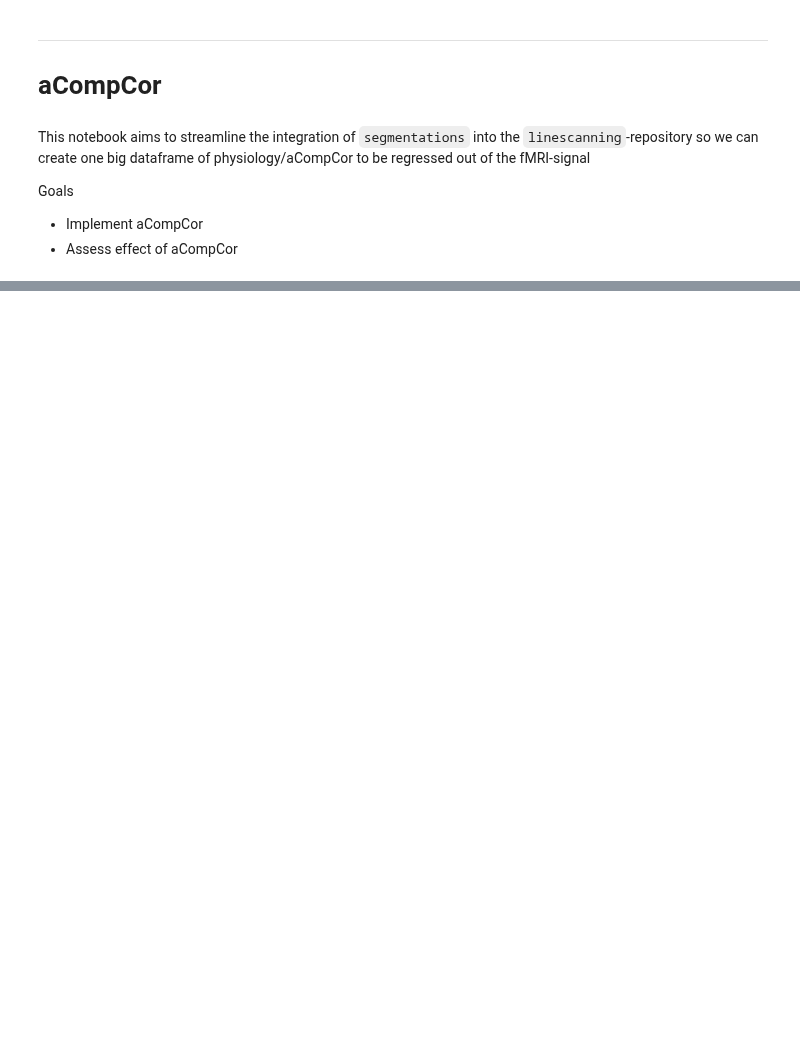
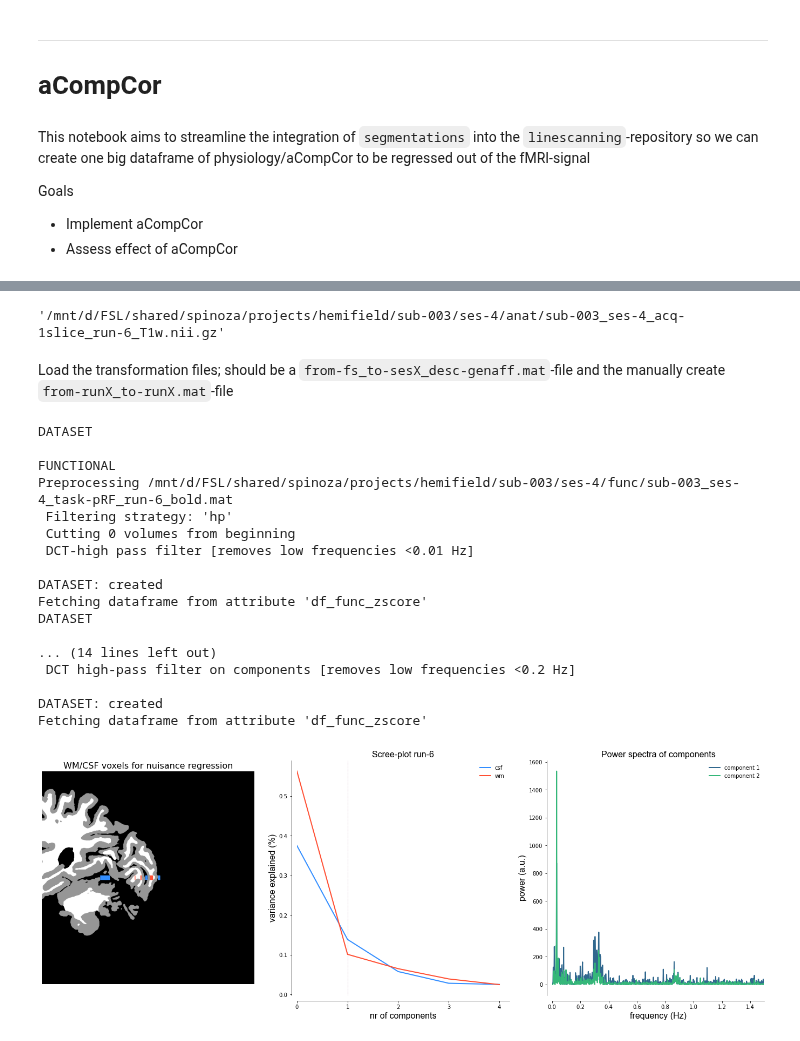
Before and after one commit to spinoza-centre/pRFline, a Jupyter notebook: notebooks/misc/acompcor.ipynb, the cells around one changed output, grey strips where cells are left out. Saved outputs shown, nothing was run; the diff lists cells and outputs as text; code cells hidden in the pictures; blank space fills up the shorter version.

Commit message:
aCompCor with voxels selected after manual alignment (#11)

```diff
--- a/notebooks/misc/acompcor.ipynb
+++ b/notebooks/misc/acompcor.ipynb
@@ -783,0 +51,60 @@ plotting.LazyPlot(avg,
+# %%
+run_files = utils.get_file_from_substring([f"sub-{sub}", f"ses-{ses}", f"{task}"], func_dir, exclude="run-2")
+func_file = utils.get_file_from_substring("bold.mat", run_files)[-1]
+ref_slices = utils.get_file_from_substring([f"sub-{sub}", f"ses-{ses}", "acq-1slice", ".nii.gz"], anat_dir, exclude="run-2")[-1]
+ref_slices
+# %% [output]
+'/mnt/d/FSL/shared/spinoza/projects/hemifield/sub-003/ses-4/anat/sub-003_ses-4_acq-1slice_run-6_T1w.nii.gz'
+# %% [markdown]
+Load the transformation files; should be a `from-fs_to-sesX_desc-genaff.mat`-file and the manually create `from-runX_to-runX.mat`-file
+# %%
+window = 19
+order = 3
+
+lp = False
+
+# no acompcor
+no_acomp_run6 = dataset.Dataset(func_file,
+                                window_size=window,  # needs to be odd
+                                low_pass=lp,
+                                poly_order=order,
+                                use_bids=True,
+                                verbose=True,
+                                acompcor=False,
+                                ref_slice=ref_slices,
+                                n_pca=5)
+
+no_acomp_data_run6 = no_acomp_run6.fetch_fmri()
+
+# acompcor
+acomp_run6 = dataset.Dataset(func_file,
+                                  window_size=window,  # needs to be odd
+                                  low_pass=lp,
+                                  poly_order=order,
+                                  use_bids=True,
+                                  verbose=True,
+                                  acompcor=True,
+                                  ref_slice=ref_slices,
+                                  trafo_file=trafo_list,
+                                  n_pca=5)
+
+acomp_data_run6 = acomp_run6.fetch_fmri()
+# %% [output]
+DATASET
+
+FUNCTIONAL
+Preprocessing /mnt/d/FSL/shared/spinoza/projects/hemifield/sub-003/ses-4/func/sub-003_ses-4_task-pRF_run-6_bold.mat
+ Filtering strategy: 'hp'
+ Cutting 0 volumes from beginning
+ DCT-high pass filter [removes low frequencies <0.01 Hz]
+
+DATASET: created
+Fetching dataframe from attribute 'df_func_zscore'
+DATASET
+
+... (14 lines left out)
+ DCT high-pass filter on components [removes low frequencies <0.2 Hz]
+
+DATASET: created
+Fetching dataframe from attribute 'df_func_zscore'
+[figure, added]
```
Also changed, not shown: parts of 58 cells of this notebook.
